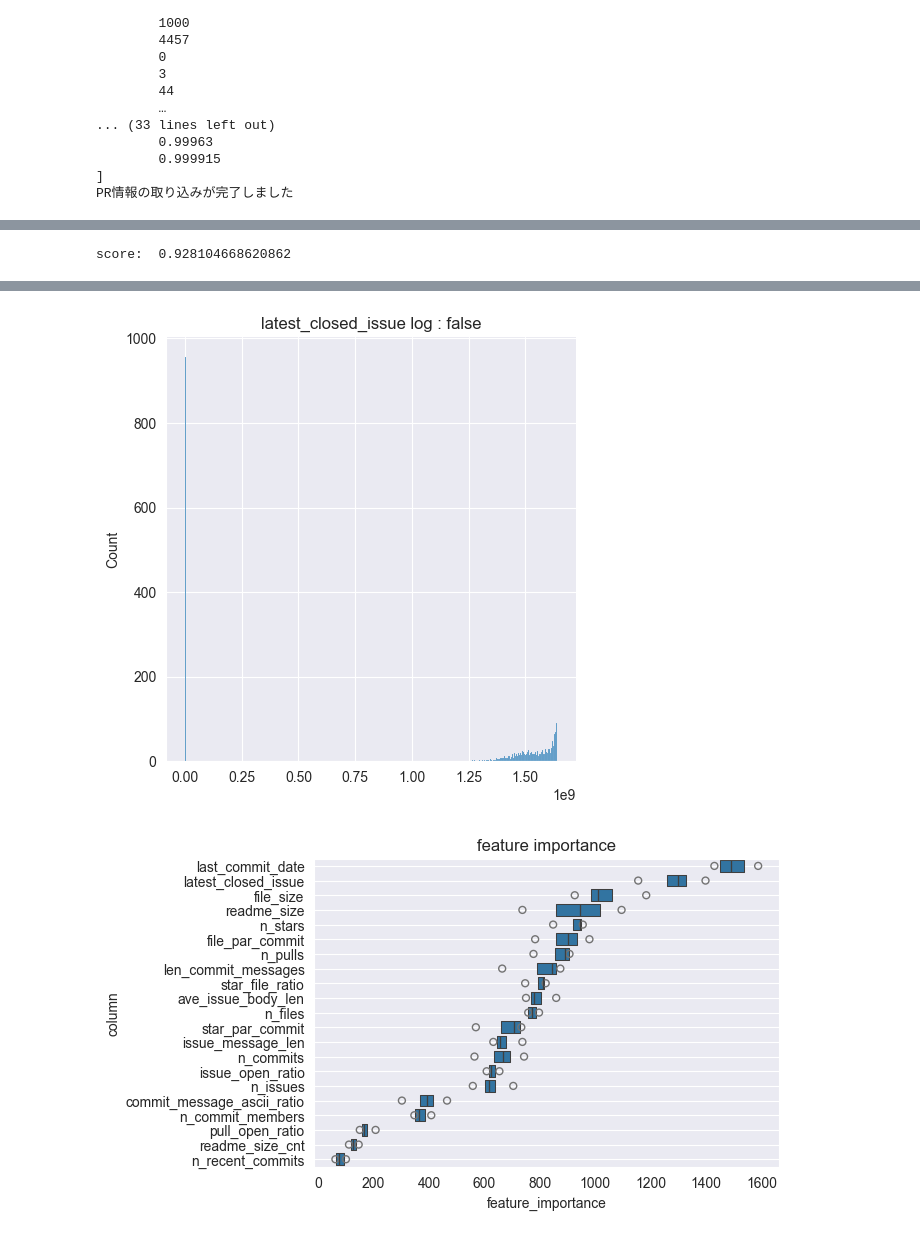
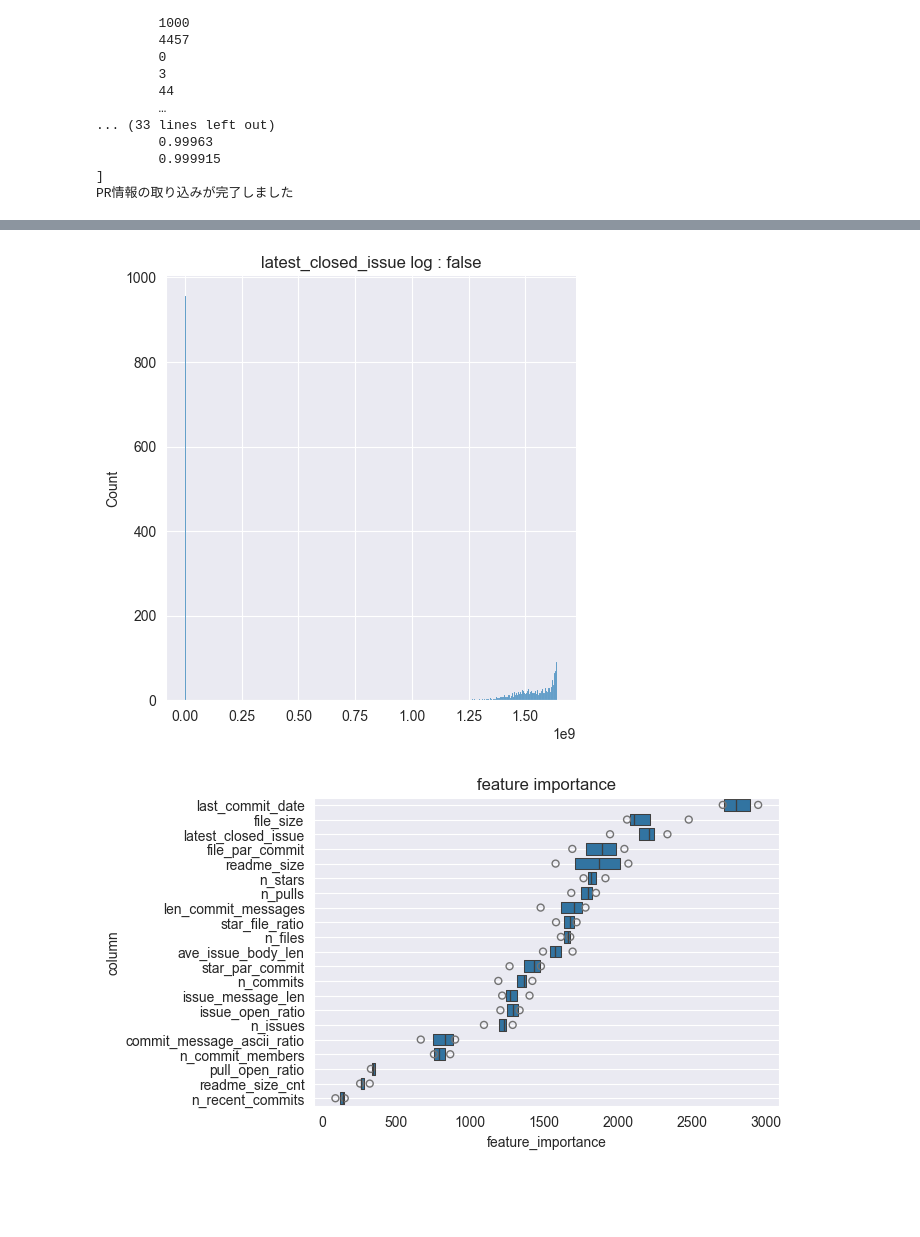
Before and after one commit to ZOI-dayo/traP-Nikkei-2025, a Jupyter notebook: main.ipynb, the cells around one changed output, grey strips where cells are left out. Saved outputs shown, nothing was run; the diff lists cells and outputs as text; code cells hidden in the pictures; blank space fills up the shorter version.

Commit message:
num iterations 1000

```diff
--- a/main.ipynb
+++ b/main.ipynb
@@ -503,7 +503,7 @@ def train_fold(train_X: pd.DataFrame, train_y: pd.Series, valid_X: pd.DataFrame,
         'bagging_fraction': 0.8,
         'num_leaves': 31,
         'random_state': 0,
-        'num_iterations': 500,
+        'num_iterations': 1000,
     }
 
     # 学習. auc が 100ステップ以上改善しないなら打ち切るように設定する
@@ -652,5 +652,4 @@ You can set `force_col_wise=true` to remove the overhead.
-score:  0.928104668620862
 [figure]
 [figure]
 [figure]
-[figure, old version]
+[figure, new version]
```
Also changed, not shown: parts of 1 cell of this notebook, 1 other file.
